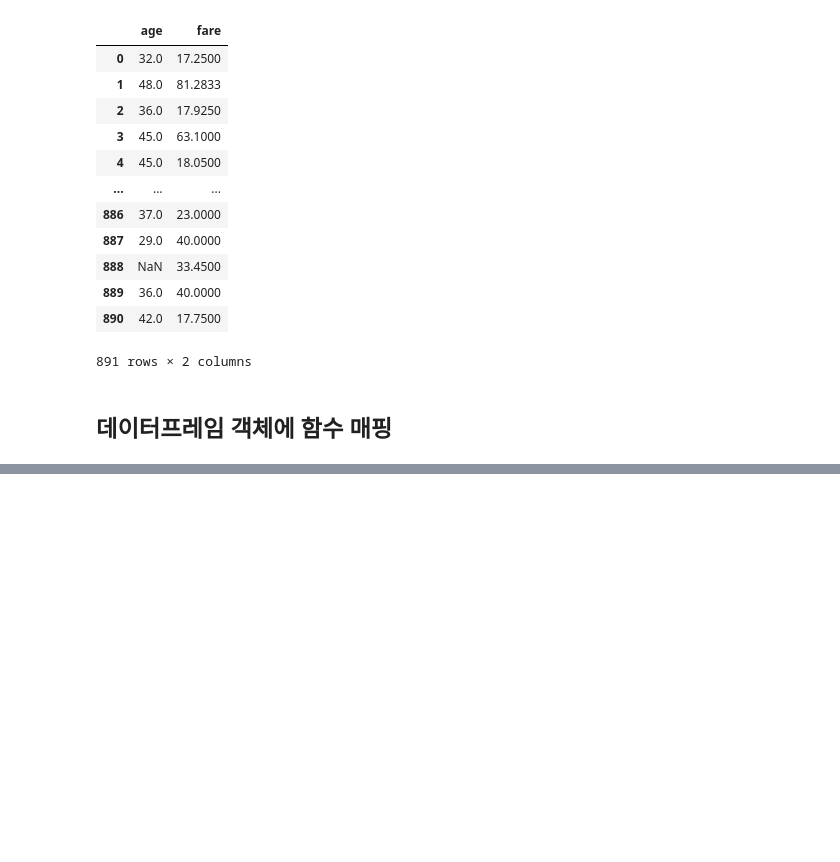
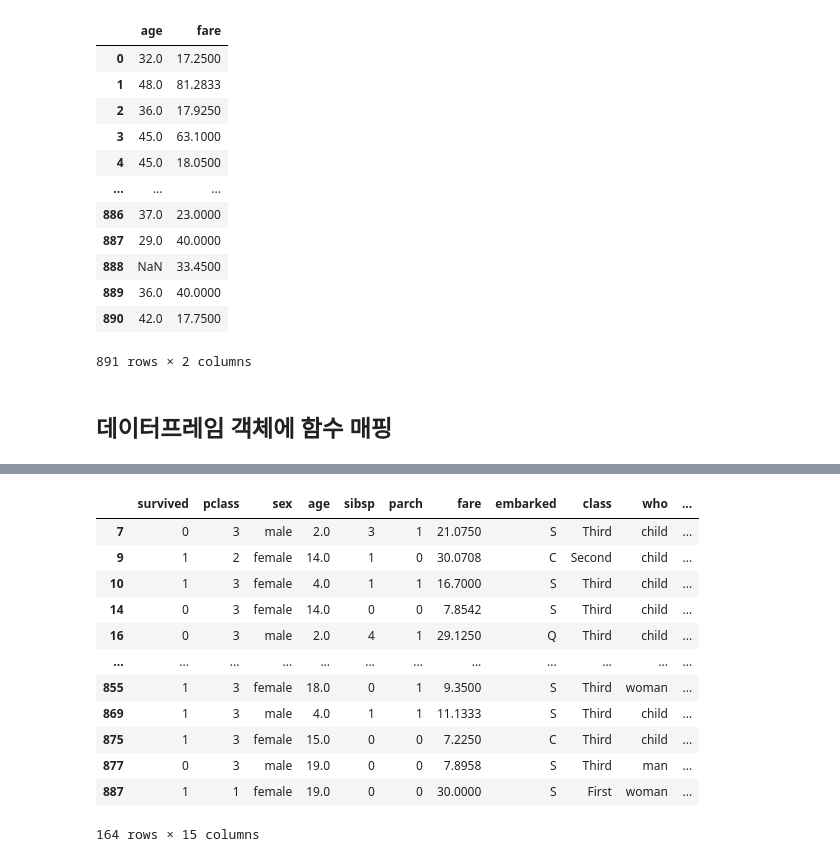
Before and after one commit to bidulgirin/pandas_practice, a Jupyter notebook: 5. 데이터프레임응용.ipynb, the cells around one changed output, grey strips where cells are left out. Saved outputs shown, nothing was run; the diff lists cells and outputs as text; code cells hidden in the pictures; blank space fills up the shorter version.

```diff
--- a/5. 데이터프레임응용.ipynb
+++ b/5. 데이터프레임응용.ipynb
@@ -118,0 +385,16 @@ Length: 891, dtype: float64
+# %%
+titanic.loc[titanic["age"] < 20]
+# %% [output]
+|  | survived | pclass | sex | age | sibsp | parch | fare | embarked | class | who | ... |
+| 7 | 0 | 3 | male | 2.0 | 3 | 1 | 21.0750 | S | Third | child | ... |
+| 9 | 1 | 2 | female | 14.0 | 1 | 0 | 30.0708 | C | Second | child | ... |
+| 10 | 1 | 3 | female | 4.0 | 1 | 1 | 16.7000 | S | Third | child | ... |
+| 14 | 0 | 3 | female | 14.0 | 0 | 0 | 7.8542 | S | Third | child | ... |
+| 16 | 0 | 3 | male | 2.0 | 4 | 1 | 29.1250 | Q | Third | child | ... |
+| ... | ... | ... | ... | ... | ... | ... | ... | ... | ... | ... | ... |
+| 855 | 1 | 3 | female | 18.0 | 0 | 1 | 9.3500 | S | Third | woman | ... |
+| 869 | 1 | 3 | male | 4.0 | 1 | 1 | 11.1333 | S | Third | child | ... |
+| 875 | 1 | 3 | female | 15.0 | 0 | 0 | 7.2250 | C | Third | child | ... |
+| 877 | 0 | 3 | male | 19.0 | 0 | 0 | 7.8958 | S | Third | man | ... |
+| 887 | 1 | 1 | female | 19.0 | 0 | 0 | 30.0000 | S | First | woman | ... |
+164 rows × 15 columns
```
Also changed, not shown: parts of 35 cells of this notebook, 1 other file.
